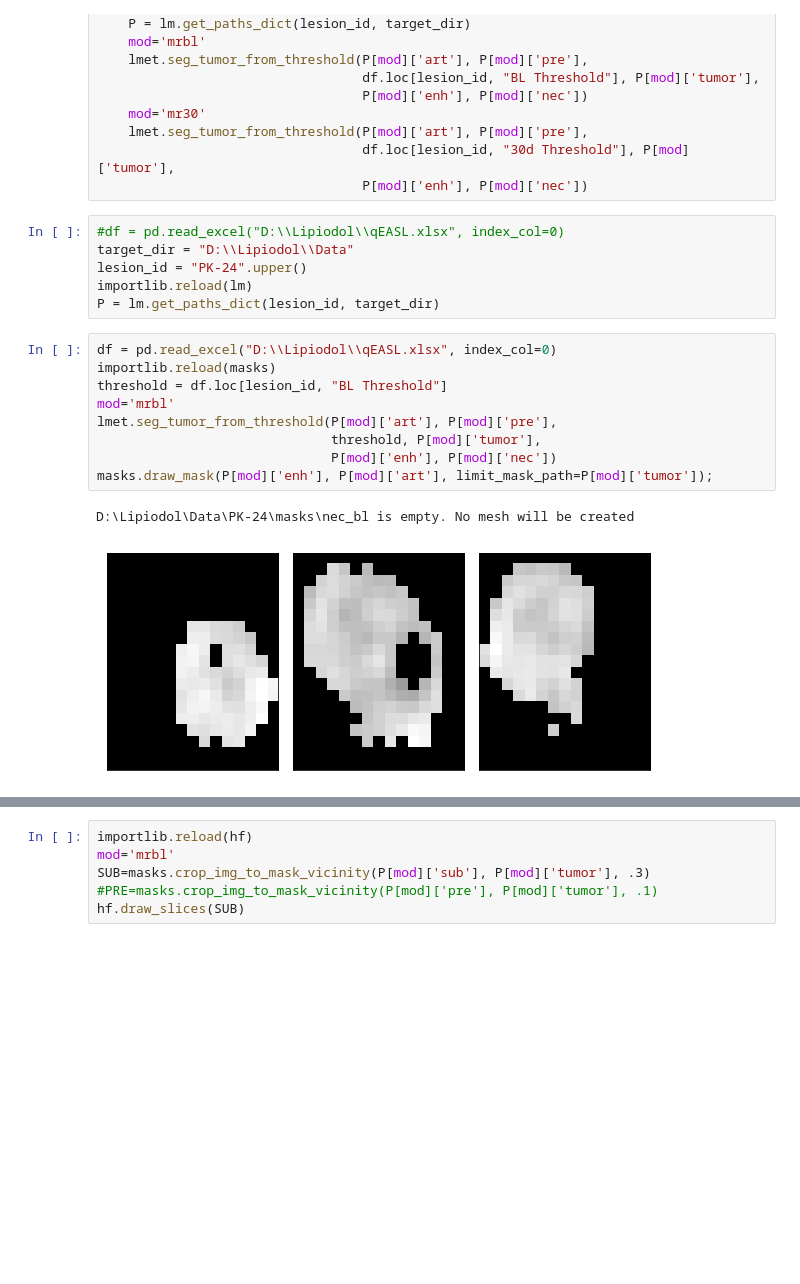
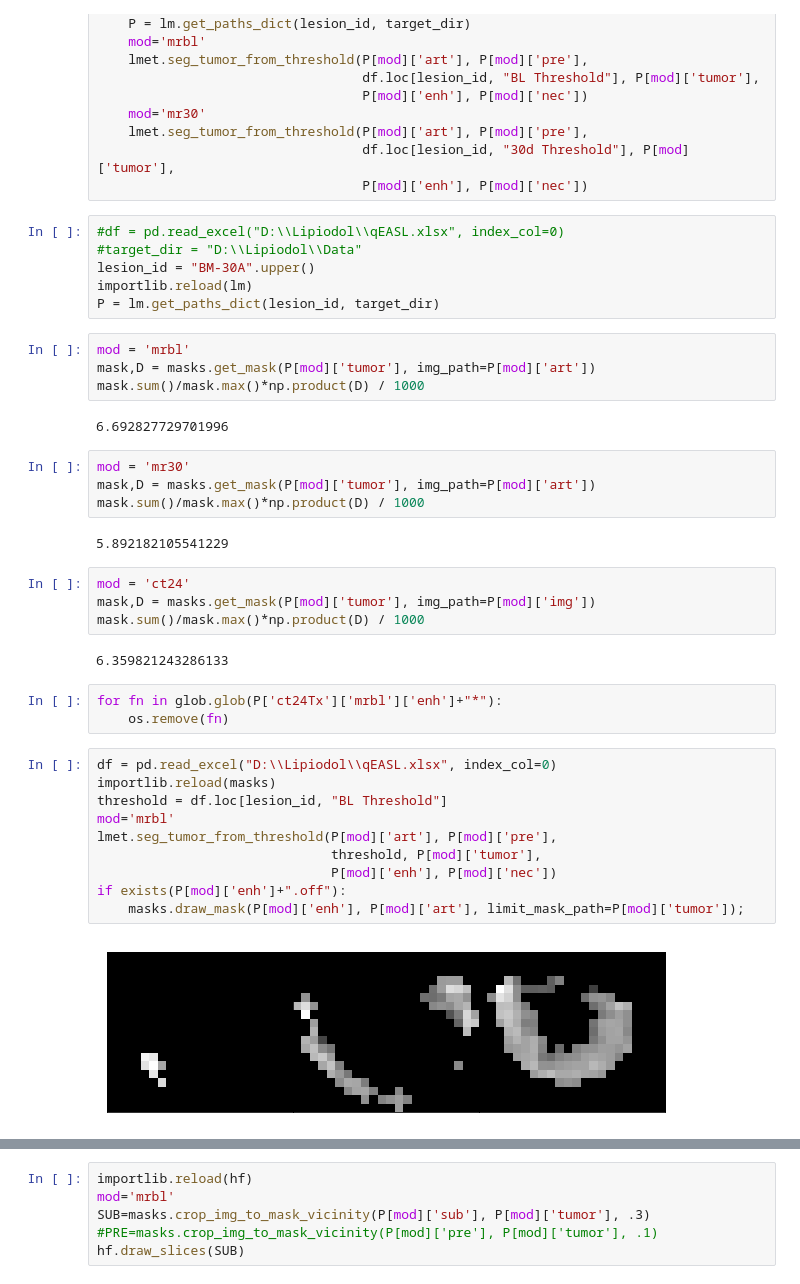
Before and after one commit to clintonjwang/lipiodol, a Jupyter notebook: data-retriever.ipynb, the cells around one changed output, grey strips where cells are left out. Cells and saved outputs as stored; diff of their text form; blank space fills up the shorter version.

```diff
--- a/data-retriever.ipynb
+++ b/data-retriever.ipynb
@@ -302,21 +338,42 @@ for fn in lesions[13:17]:
                                   P[mod]['enh'], P[mod]['nec'])
 # %%
 #df = pd.read_excel("D:\\Lipiodol\\qEASL.xlsx", index_col=0)
-target_dir = "D:\\Lipiodol\\Data"
-lesion_id = "PK-24".upper()
+#target_dir = "D:\\Lipiodol\\Data"
+lesion_id = "BM-30A".upper()
 importlib.reload(lm)
 P = lm.get_paths_dict(lesion_id, target_dir)
+# %%
+mod = 'mrbl'
+mask,D = masks.get_mask(P[mod]['tumor'], img_path=P[mod]['art'])
+mask.sum()/mask.max()*np.product(D) / 1000
+# %% [output]
+6.692827729701996
+# %%
+mod = 'mr30'
+mask,D = masks.get_mask(P[mod]['tumor'], img_path=P[mod]['art'])
+mask.sum()/mask.max()*np.product(D) / 1000
+# %% [output]
+5.892182105541229
+# %%
+mod = 'ct24'
+mask,D = masks.get_mask(P[mod]['tumor'], img_path=P[mod]['img'])
+mask.sum()/mask.max()*np.product(D) / 1000
+# %% [output]
+6.359821243286133
+# %%
+for fn in glob.glob(P['ct24Tx']['mrbl']['enh']+"*"):
+    os.remove(fn)
 # %%
 df = pd.read_excel("D:\\Lipiodol\\qEASL.xlsx", index_col=0)
 importlib.reload(masks)
 threshold = df.loc[lesion_id, "BL Threshold"]
 mod='mrbl'
 lmet.seg_tumor_from_threshold(P[mod]['art'], P[mod]['pre'],
                               threshold, P[mod]['tumor'],
                               P[mod]['enh'], P[mod]['nec'])
-masks.draw_mask(P[mod]['enh'], P[mod]['art'], limit_mask_path=P[mod]['tumor']);
+if exists(P[mod]['enh']+".off"):
+    masks.draw_mask(P[mod]['enh'], P[mod]['art'], limit_mask_path=P[mod]['tumor']);
 # %% [output]
-D:\Lipiodol\Data\PK-24\masks\nec_bl is empty. No mesh will be created
-[figure, old version]
+[figure, new version]
 # %%
 mod='mrbl'
```
Also changed, not shown: parts of 38 cells of this notebook, 6 other files.
